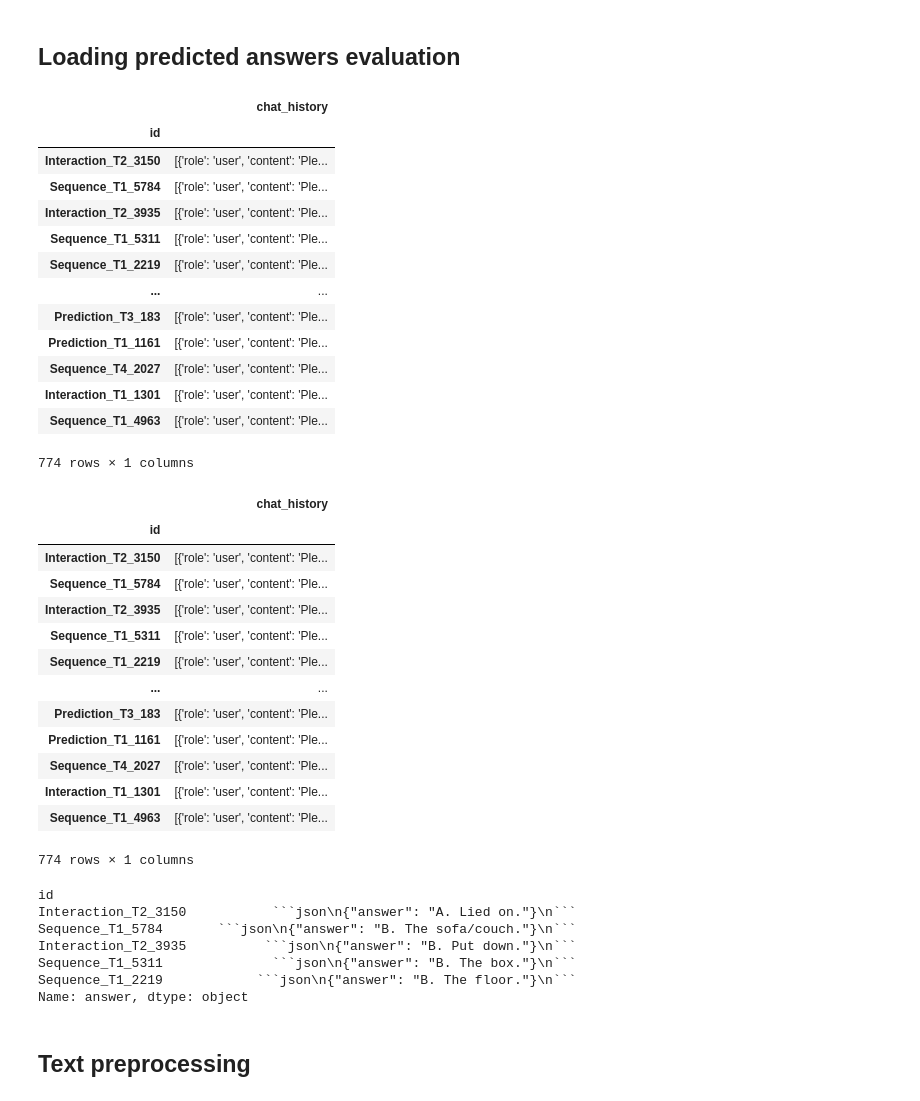
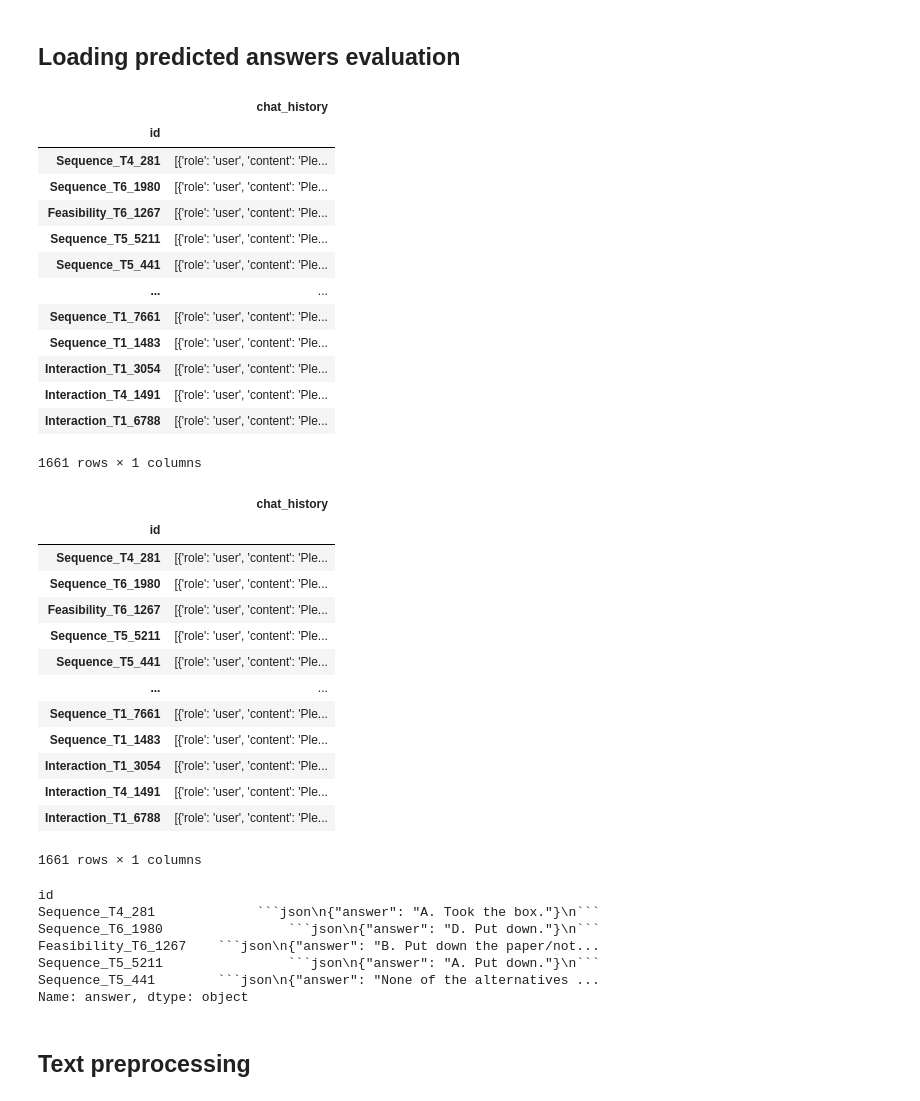
Before and after one commit to FabioLusha/video-neurosymbolic, a Jupyter notebook: star_code/experiments/week_0416_zs_cot_chat_prompting_with_generated_stsg_gemma3_4b.ipynb, the cells around one changed output. Saved outputs shown, nothing was run; the diff lists cells and outputs as text; code cells hidden in the pictures.

````diff
--- a/star_code/experiments/week_0416_zs_cot_chat_prompting_with_generated_stsg_gemma3_4b.ipynb
+++ b/star_code/experiments/week_0416_zs_cot_chat_prompting_with_generated_stsg_gemma3_4b.ipynb
@@ -160,28 +151,28 @@ gt_df
 ## Loading predicted answers evaluation
 # %%
 predictions = []
-with open(WORK_DIR / 'outputs/responses_to_genframes_gemma3:4b_1604_p1.jsonl', mode='r', encoding='utf-8', errors='strict') as f:
+with open(WORK_DIR / 'outputs/responses_to_genframes_gemma3:4b_20250502_15:55:99.jsonl', mode='r', encoding='utf-8', errors='strict') as f:
     predictions = [json.loads(line) for line in f.readlines()]
 
 # transforming the id key from `qid` to `id` for consistency and `response` to `answer`
 predictions_df = pd.DataFrame(predictions, dtype='string').rename(columns={'qid':'id'})
 predictions_df.set_index('id', inplace=True)
 predictions_df
 # %% [output]
 |  | chat_history |
 | id |  |
-| Interaction_T2_3150 | [{'role': 'user', 'content': 'Ple... |
-| Sequence_T1_5784 | [{'role': 'user', 'content': 'Ple... |
-| Interaction_T2_3935 | [{'role': 'user', 'content': 'Ple... |
-| Sequence_T1_5311 | [{'role': 'user', 'content': 'Ple... |
-| Sequence_T1_2219 | [{'role': 'user', 'content': 'Ple... |
+| Sequence_T4_281 | [{'role': 'user', 'content': 'Ple... |
+| Sequence_T6_1980 | [{'role': 'user', 'content': 'Ple... |
+| Feasibility_T6_1267 | [{'role': 'user', 'content': 'Ple... |
+| Sequence_T5_5211 | [{'role': 'user', 'content': 'Ple... |
+| Sequence_T5_441 | [{'role': 'user', 'content': 'Ple... |
 | ... | ... |
-| Prediction_T3_183 | [{'role': 'user', 'content': 'Ple... |
-| Prediction_T1_1161 | [{'role': 'user', 'content': 'Ple... |
-| Sequence_T4_2027 | [{'role': 'user', 'content': 'Ple... |
-| Interaction_T1_1301 | [{'role': 'user', 'content': 'Ple... |
-| Sequence_T1_4963 | [{'role': 'user', 'content': 'Ple... |
+| Sequence_T1_7661 | [{'role': 'user', 'content': 'Ple... |
+| Sequence_T1_1483 | [{'role': 'user', 'content': 'Ple... |
+| Interaction_T1_3054 | [{'role': 'user', 'content': 'Ple... |
+| Interaction_T4_1491 | [{'role': 'user', 'content': 'Ple... |
+| Interaction_T1_6788 | [{'role': 'user', 'content': 'Ple... |
-774 rows × 1 columns
+1661 rows × 1 columns
 # %%
 predictions_df['chat_history'] = \
     predictions_df['chat_history'] \
@@ -191,29 +182,29 @@ predictions_df
 # %% [output]
 |  | chat_history |
 | id |  |
-| Interaction_T2_3150 | [{'role': 'user', 'content': 'Ple... |
-| Sequence_T1_5784 | [{'role': 'user', 'content': 'Ple... |
-| Interaction_T2_3935 | [{'role': 'user', 'content': 'Ple... |
-| Sequence_T1_5311 | [{'role': 'user', 'content': 'Ple... |
-| Sequence_T1_2219 | [{'role': 'user', 'content': 'Ple... |
+| Sequence_T4_281 | [{'role': 'user', 'content': 'Ple... |
+| Sequence_T6_1980 | [{'role': 'user', 'content': 'Ple... |
+| Feasibility_T6_1267 | [{'role': 'user', 'content': 'Ple... |
+| Sequence_T5_5211 | [{'role': 'user', 'content': 'Ple... |
+| Sequence_T5_441 | [{'role': 'user', 'content': 'Ple... |
 | ... | ... |
-| Prediction_T3_183 | [{'role': 'user', 'content': 'Ple... |
-| Prediction_T1_1161 | [{'role': 'user', 'content': 'Ple... |
-| Sequence_T4_2027 | [{'role': 'user', 'content': 'Ple... |
-| Interaction_T1_1301 | [{'role': 'user', 'content': 'Ple... |
-| Sequence_T1_4963 | [{'role': 'user', 'content': 'Ple... |
+| Sequence_T1_7661 | [{'role': 'user', 'content': 'Ple... |
+| Sequence_T1_1483 | [{'role': 'user', 'content': 'Ple... |
+| Interaction_T1_3054 | [{'role': 'user', 'content': 'Ple... |
+| Interaction_T4_1491 | [{'role': 'user', 'content': 'Ple... |
+| Interaction_T1_6788 | [{'role': 'user', 'content': 'Ple... |
-774 rows × 1 columns
+1661 rows × 1 columns
 # %%
 predictions_df['answer'] = predictions_df['chat_history'].apply(lambda x: x[-1]['content'])
 # %%
 predictions_df['answer'].iloc[0:5]
 # %% [output]
 id
-Interaction_T2_3150           ```json\n{"answer": "A. Lied on."}\n```
-Sequence_T1_5784       ```json\n{"answer": "B. The sofa/couch."}\n```
-Interaction_T2_3935          ```json\n{"answer": "B. Put down."}\n```
-Sequence_T1_5311              ```json\n{"answer": "B. The box."}\n```
-Sequence_T1_2219            ```json\n{"answer": "B. The floor."}\n```
+Sequence_T4_281             ```json\n{"answer": "A. Took the box."}\n```
+Sequence_T6_1980                ```json\n{"answer": "D. Put down."}\n```
+Feasibility_T6_1267    ```json\n{"answer": "B. Put down the paper/not...
+Sequence_T5_5211                ```json\n{"answer": "A. Put down."}\n```
+Sequence_T5_441        ```json\n{"answer": "None of the alternatives ...
 Name: answer, dtype: object
 # %% [markdown]
 ## Text preprocessing
````
Also changed, not shown: parts of 142 cells of this notebook, 2 other files.
